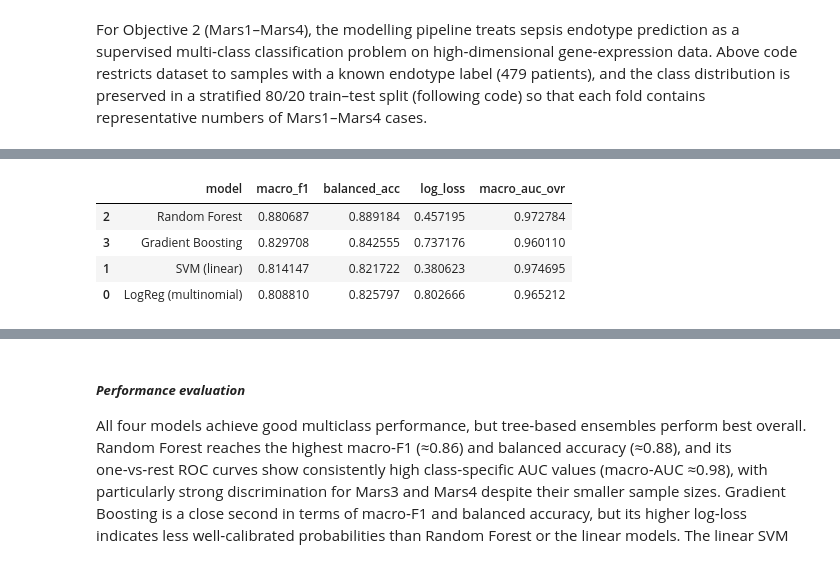
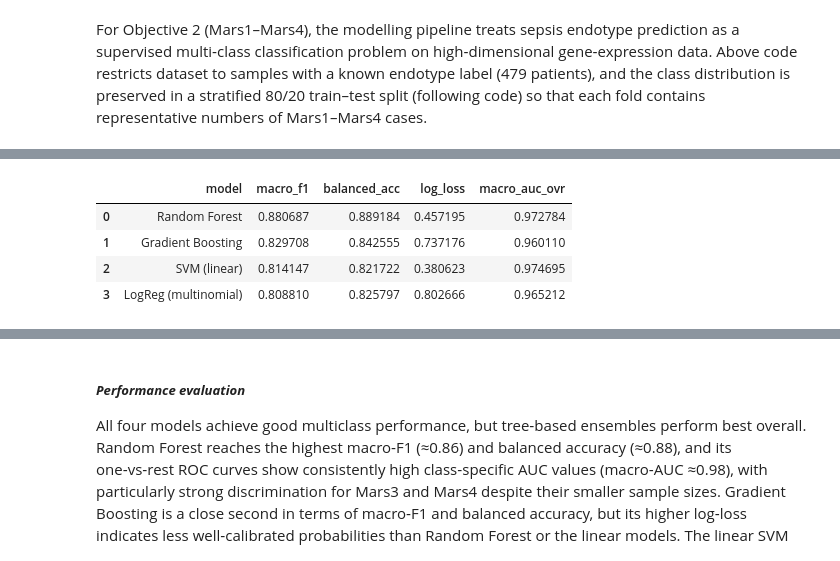
Before and after one commit to DErxFla/ml-sepsis-project, a Jupyter notebook: sepsis_model.ipynb, the cells around one changed output, grey strips where cells are left out. Drawn from its saved outputs; the diff is of its cells as text; code cells hidden in the pictures.

Commit message:
adapted strcuture for report, started results part

```diff
--- a/sepsis_model.ipynb
+++ b/sepsis_model.ipynb
@@ -816,6 +540,6 @@ Test shape: (96, 11222)
 # %%
 TOP_N = 5000
-pre_obj2_linear = make_preprocess(top_n=TOP_N, scale=True)
-pre_obj2_tree   = make_preprocess(top_n=TOP_N, scale=False)  # trees don't need scaling
+pre_obj1_linear = make_preprocess(top_n=TOP_N, scale=True)
+pre_obj1_tree   = make_preprocess(top_n=TOP_N, scale=False)  # trees don't need scaling
 CLASSES = ["Mars1", "Mars2", "Mars3", "Mars4"]
 # %% [markdown]
@@ -823,17 +553,17 @@ Each model is wrapped in the same preprocessing pipeline. Missing expression val
 # %%
-models_obj2 = {
+models_obj1 = {
     "LogReg (multinomial)": Pipeline([
-        ("pre", pre_obj2_linear),
+        ("pre", pre_obj1_linear),
         ("clf", LogisticRegression(max_iter=5000, class_weight="balanced"))
     ]),
 
     "SVM (linear)": Pipeline([
-        ("pre", pre_obj2_linear),
+        ("pre", pre_obj1_linear),
         ("clf", SVC(kernel="linear", probability=True, class_weight="balanced", random_state=0))
     ]),
 
     "Random Forest": Pipeline([
-        ("pre", pre_obj2_tree),
+        ("pre", pre_obj1_tree),
         ("clf", RandomForestClassifier(
             random_state=0,
             n_jobs=1,
@@ -842,7 +572,7 @@ models_obj2 = {
     ]),
 
     "Gradient Boosting": Pipeline([
-        ("pre", pre_obj2_tree),
+        ("pre", pre_obj1_tree),
         ("clf", GradientBoostingClassifier(random_state=0))
     ]),
 }
@@ -864,32 +579,48 @@ For each model, performance is evaluated on the held‑out test set using macro
 # %%
+from sklearn.metrics import (
+    f1_score,
+    balanced_accuracy_score,
+    log_loss,
+    roc_auc_score
+)
+
 results = []
+model_store = {}   # <-- store fitted models here
 
-for name, model in models_obj2.items():
-    model.fit(X2_tr, y2_tr)
-    y_pred = model.predict(X2_te)
+for name, model in models_obj1.items():
+    model.fit(X1_tr, y1_tr)
+
+    y_pred = model.predict(X1_te)
 
     row = {
         "model": name,
-        "macro_f1": f1_score(y2_te, y_pred, average="macro"),
-        "balanced_acc": balanced_accuracy_score(y2_te, y_pred),
+        "macro_f1": f1_score(y1_te, y_pred, average="macro"),
+        "balanced_acc": balanced_accuracy_score(y1_te, y_pred),
     }
 
-    # If model provides probabilities, compute log loss and macro ROC-AUC (OvR)
     if hasattr(model, "predict_proba"):
-        y_proba = model.predict_proba(X2_te)
-        row["log_loss"] = log_loss(y2_te, y_proba)
-        row["macro_auc_ovr"] = roc_auc_score(y2_te, y_proba, multi_class="ovr", average="macro")
+        y_proba = model.predict_proba(X1_te)
+        row["log_loss"] = log_loss(y1_te, y_proba)
+        row["macro_auc_ovr"] = roc_auc_score(
+            y1_te, y_proba, multi_class="ovr", average="macro"
+        )
     else:
         row["log_loss"] = None
         row["macro_auc_ovr"] = None
 
     results.append(row)
+    model_store[name] = model   # <-- save the fitted model
 
-results_df = pd.DataFrame(results).sort_values("macro_f1", ascending=False)
-results_df
+objective1_result_df = (
+    pd.DataFrame(results)
+    .sort_values("macro_f1", ascending=False)
+    .reset_index(drop=True)
+)
+
+objective1_result_df
 # %% [output]
 |  | model | macro_f1 | balanced_acc | log_loss | macro_auc_ovr |
-| 2 | Random Forest | 0.880687 | 0.889184 | 0.457195 | 0.972784 |
-| 3 | Gradient Boosting | 0.829708 | 0.842555 | 0.737176 | 0.960110 |
-| 1 | SVM (linear) | 0.814147 | 0.821722 | 0.380623 | 0.974695 |
-| 0 | LogReg (multinomial) | 0.808810 | 0.825797 | 0.802666 | 0.965212 |
+| 0 | Random Forest | 0.880687 | 0.889184 | 0.457195 | 0.972784 |
+| 1 | Gradient Boosting | 0.829708 | 0.842555 | 0.737176 | 0.960110 |
+| 2 | SVM (linear) | 0.814147 | 0.821722 | 0.380623 | 0.974695 |
+| 3 | LogReg (multinomial) | 0.808810 | 0.825797 | 0.802666 | 0.965212 |
```
Also changed, not shown: parts of 62 cells of this notebook, 1 other file.
